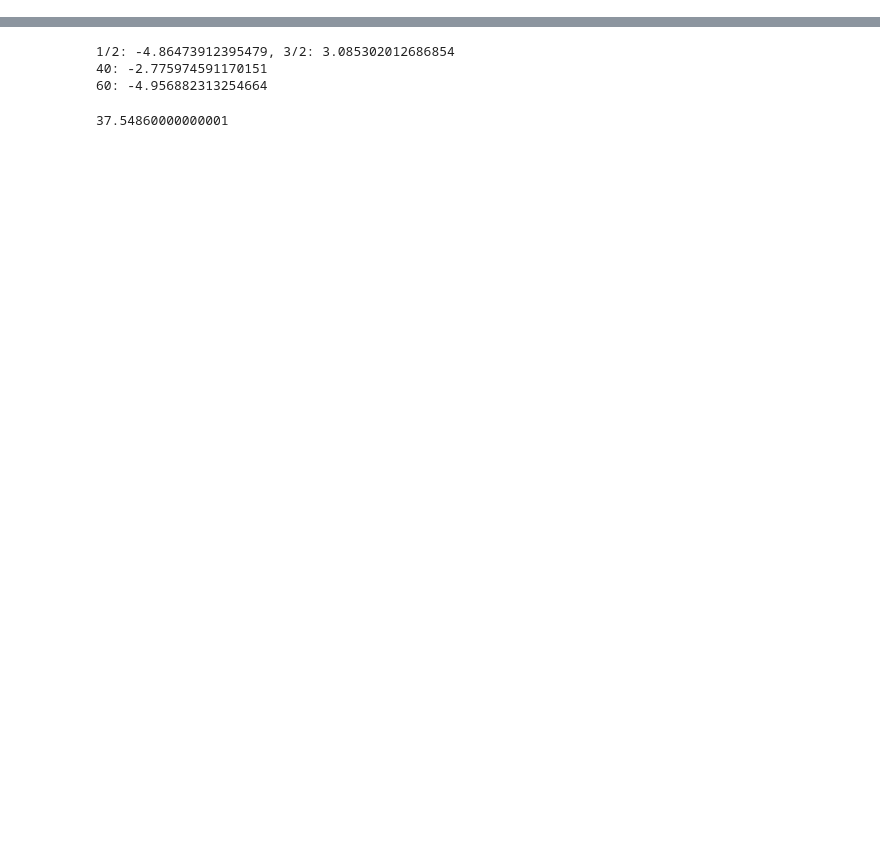
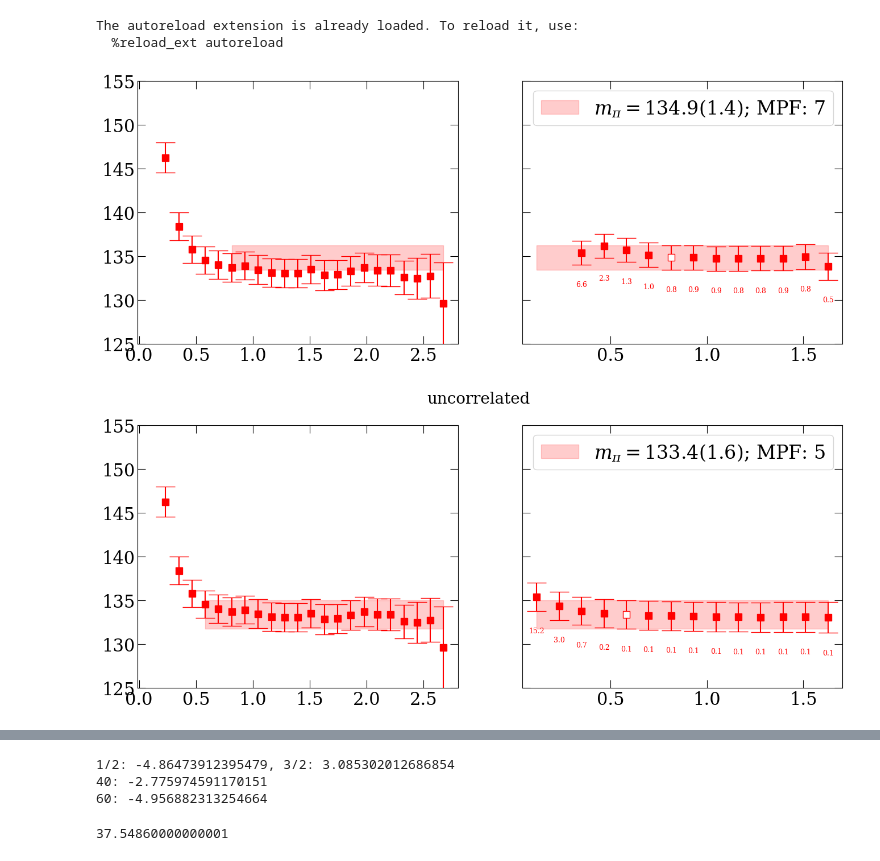
Before and after one commit to lee14916/glwc2, a Jupyter notebook: project2/03_NpiScatteringWilson/analysis.ipynb, the cells around one changed output, grey strips where cells are left out. Drawn from its saved outputs; the diff is of its cells as text; code cells hidden in the pictures; blank space fills up the shorter version.

```diff
--- a/project2/03_NpiScatteringWilson/analysis.ipynb
+++ b/project2/03_NpiScatteringWilson/analysis.ipynb
@@ -35,8 +35,13 @@ import util as yu
 yu.flag_fast=False
 
 lat_a=0.1163
+lat_NL=48; lat_NT=48
+lat_L=lat_a*lat_NL
 hbarc = 1/197.327
 lat_aInv=1/(lat_a*hbarc)
+# %% [output]
+The autoreload extension is already loaded. To reload it, use:
+  %reload_ext autoreload
 # %%
 path='/capstor/store/cscs/userlab/s1174/lyan/code/glwc2/project2/03_NpiScatteringWilson/dataPrepare/A15/data_aux/cfgs_CGWokringCPU'
 with open(path,'r') as f:
@@ -52,7 +57,7 @@ with h5py.File(path) as f:
     cfgs_all=[cfg.decode() for cfg in f['cfgs'][:]]
     cfgs_map=[cfgs_all.index(cfg) for cfg in cfgs]
 
-    if False:
+    if True:
         cfgs_map=[cfgs_all.index(cfg) for cfg in cfgs_all]
 
     for cont in f['data'].keys():
@@ -96,0 +78,67 @@ with h5py.File(path) as f:
+# %%
+tau=1
+def C2pt2meff(C2pt,totalT):
+    tfunc_C=lambda m,t:np.exp(-m*t)+np.exp(-m*(totalT-t))
+    t=C2pt # dim=time
+    t=(np.roll(t,-tau,axis=0))/(t)
+    t=np.array([yu.fsolve2(lambda m:((tfunc_C(m,xt+tau))/(tfunc_C(m,xt)))-ele, 0.0593) for xt,ele in enumerate(t)])
+    return t
+func=lambda c2pt:C2pt2meff(c2pt,48)
+meff_pion=yu.jackmap(func,np.real(data['P']))
+
+fitmins_pion=range(1,15)
+fitmax_pion=24
+
+m_pi=None
+for mask in [None,'uncorrelated']:
+    pars0=[0.08]
+    fits=[]
+    for fitmin in fitmins_pion:
+        tList=np.arange(fitmin,fitmax_pion)
+        def fitfunc(pars):
+            return [pars[0]]*len(tList)
+        y_jk=meff_pion[:,tList]
+
+        pars_jk,chi2_jk,Ndof=yu.jackfit(fitfunc,y_jk,pars0,mask=mask)
+        pars0=np.mean(pars_jk,axis=0)
+        fits.append([fitmin,pars_jk,chi2_jk,Ndof])
+
+    fits_pion=fits
+
+    fig, axs = yu.getFigAxs(1,2,Lrow=6,Lcol=8,sharey=True)
+    chi2Size=9
+    fig.suptitle(mask)
+
+    ax=axs[0,0]
+    xunit=lat_a; yunit=lat_aInv
+    tmin=1; tmax=fitmax_pion
+    ax.set_ylim([125,155])
+    # ax.axhline(135,color='grey',ls='--')
+
+    mean,err=yu.jackme(meff_pion)
+    plt_x=np.arange(tmin,tmax)*xunit; plt_y=mean[tmin:tmax]*yunit; plt_yerr=err[tmin:tmax]*yunit
+    ax.errorbar(plt_x,plt_y,plt_yerr,color='r')
+
+    pars_jk,props_jk=yu.jackMA(fits)
+    if mask=='uncorrelated':
+        m_pi=pars_jk[:,0]
+    ind_mpf=np.argmax(np.mean(props_jk,axis=0))
+    mean,err=yu.jackme(pars_jk)
+    plt_x=np.array([fits[ind_mpf][0],23])*xunit; plt_y=mean[0]*yunit; plt_yerr=err[0]*yunit
+    ax.fill_between(plt_x,plt_y-plt_yerr,plt_y+plt_yerr,color='r',alpha=0.2, label=r'$m_\pi=$'+yu.un2str(plt_y,plt_yerr) + f'; MPF: {fits_pion[ind_mpf][0]}')
+    # ax.legend(fontsize=16)
+
+    ax=axs[0,1]
+    plt_x=np.array([fitmins_pion[0],fitmins_pion[-1]])*xunit; plt_y=mean[0]*yunit; plt_yerr=err[0]*yunit
+    ax.fill_between(plt_x,plt_y-plt_yerr,plt_y+plt_yerr,color='r',alpha=0.2, label=r'$m_\pi=$'+yu.un2str(plt_y,plt_yerr) + f'; MPF: {fits_pion[ind_mpf][0]}')
+    for i,fit in enumerate(fits):
+        fitmin,pars_jk,chi2_jk,Ndof=fit
+        mean,err=yu.jackme(pars_jk); chi2R=np.mean(chi2_jk)/Ndof
+        plt_x=fitmin*xunit; plt_y=mean[0]*yunit; plt_err=err[0]*yunit
+        ax.errorbar(plt_x,plt_y,plt_err,fmt='s',color='r',mfc='white' if i==ind_mpf else None)
+        ylim=ax.get_ylim(); chi2_shift=(ylim[1]-ylim[0])/12
+        ax.annotate("%0.1f" %chi2R,(plt_x,plt_y-plt_err-chi2_shift),color='r',size=chi2Size,ha='center')
+    ax.legend()
+# %% [output]
+[figure, added]
+[figure, added]
```
Also changed, not shown: parts of 10 cells of this notebook, 17 other files.
